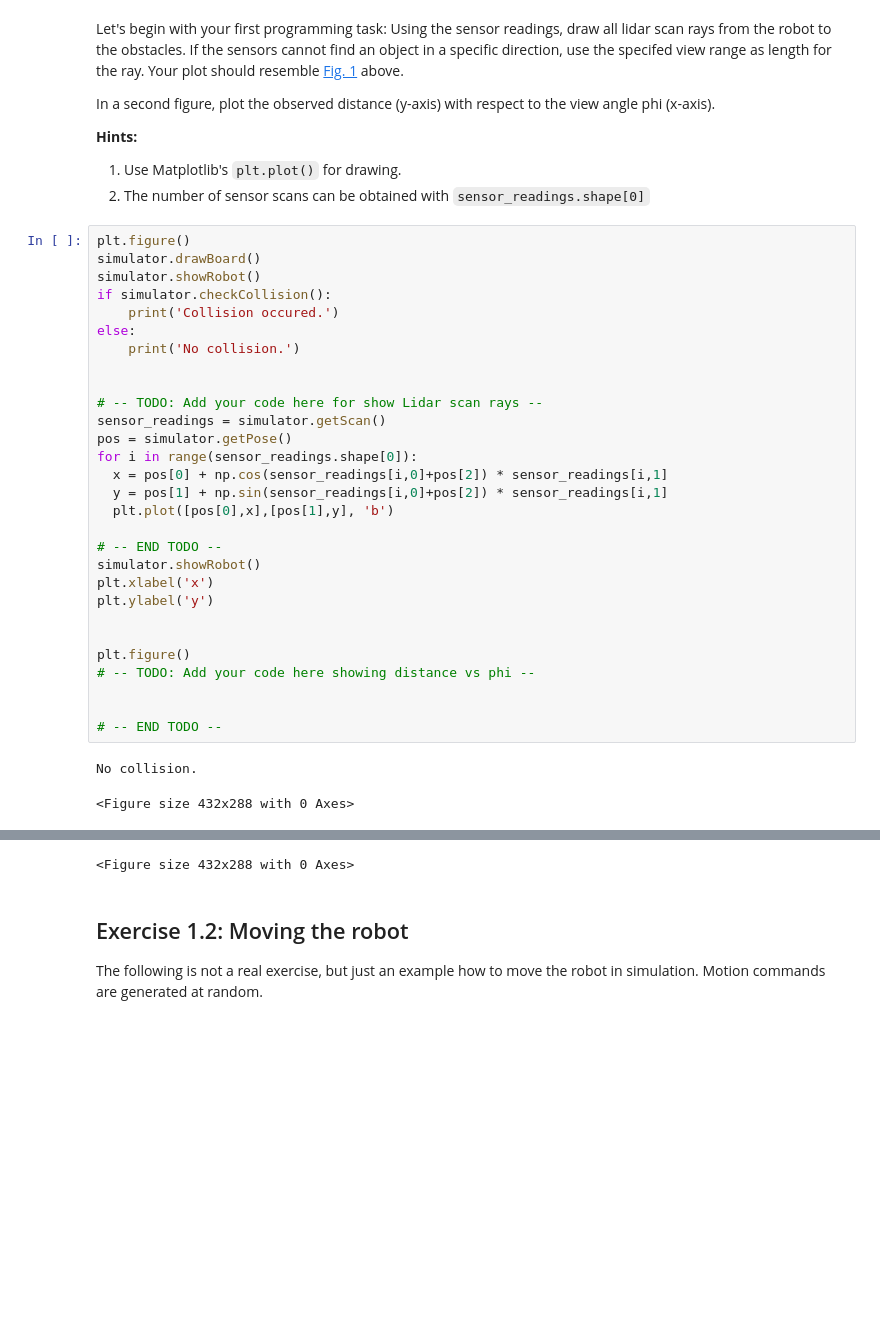
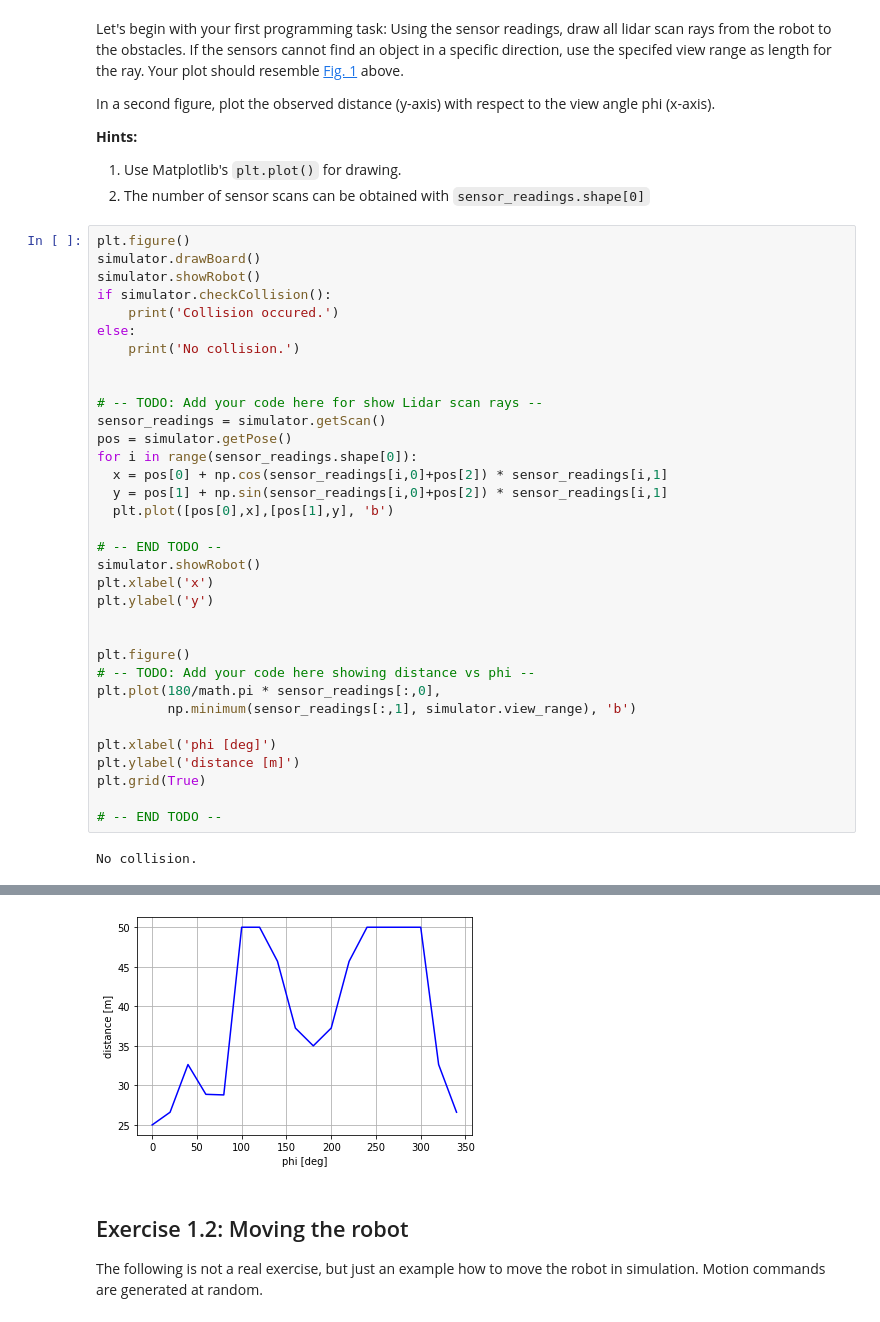
Before and after one commit to Braafisch/Motion-Planning-Assignment, a Jupyter notebook: Assignment_1/MP_Assignment1.ipynb, the cells around one changed output, grey strips where cells are left out. Cells and saved outputs as stored; diff of their text form; blank space fills up the shorter version.

```diff
--- a/Assignment_1/MP_Assignment1.ipynb
+++ b/Assignment_1/MP_Assignment1.ipynb
@@ -159,35 +159,39 @@ plt.figure()
 simulator.drawBoard()
 simulator.showRobot()
 if simulator.checkCollision():
     print('Collision occured.')
 else:
     print('No collision.')
 
 
 # -- TODO: Add your code here for show Lidar scan rays --
 sensor_readings = simulator.getScan()
 pos = simulator.getPose()
 for i in range(sensor_readings.shape[0]):
   x = pos[0] + np.cos(sensor_readings[i,0]+pos[2]) * sensor_readings[i,1]
   y = pos[1] + np.sin(sensor_readings[i,0]+pos[2]) * sensor_readings[i,1]
   plt.plot([pos[0],x],[pos[1],y], 'b')
 
 # -- END TODO --
 simulator.showRobot()
 plt.xlabel('x')
 plt.ylabel('y')
 
 
 plt.figure()
 # -- TODO: Add your code here showing distance vs phi --
+plt.plot(180/math.pi * sensor_readings[:,0],
+         np.minimum(sensor_readings[:,1], simulator.view_range), 'b')
 
+plt.xlabel('phi [deg]')
+plt.ylabel('distance [m]')
+plt.grid(True)
 
 # -- END TODO --
 # %% [output]
 No collision.
-<Figure size 432x288 with 0 Axes>
 [figure]
-<Figure size 432x288 with 0 Axes>
+[figure, added]
 # %% [markdown]
 ## Exercise 1.2: Moving the robot
 
```
Also changed, not shown: parts of 6 cells of this notebook.
